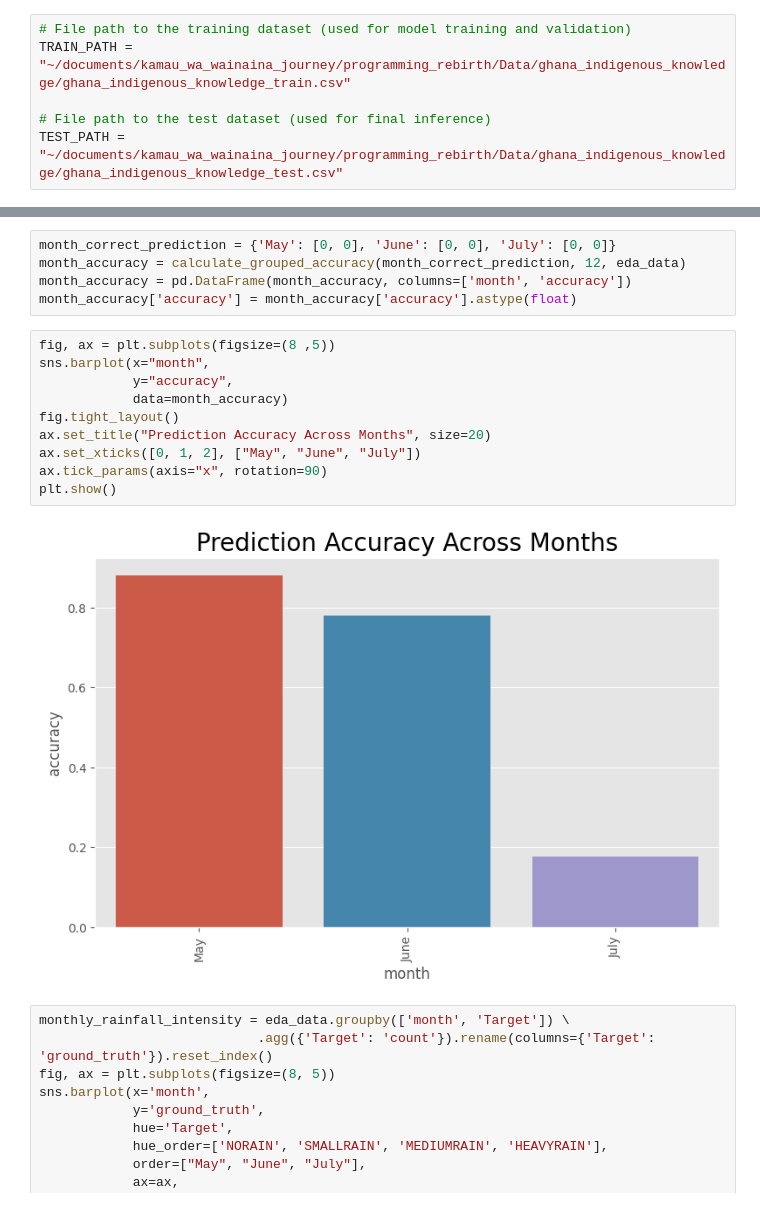
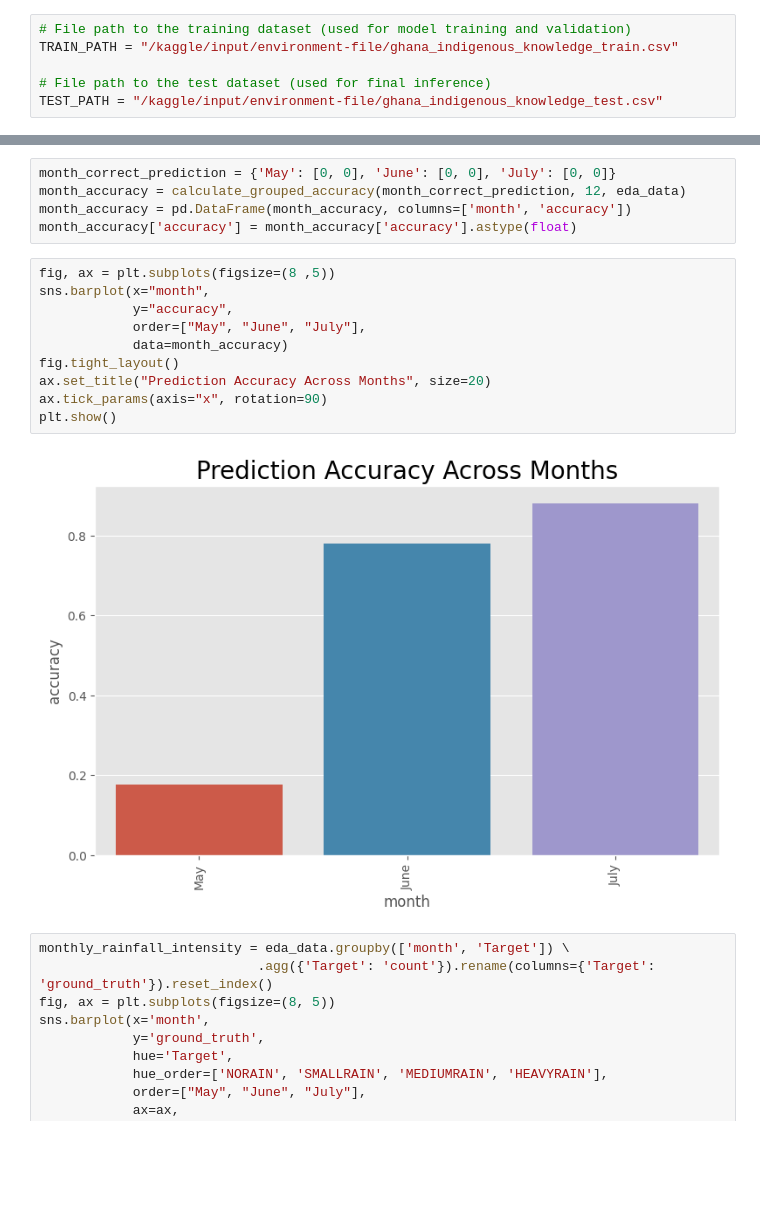
Before and after one commit to kamau96/zindi-projects, a Jupyter notebook: Zindi Projects/Rainfall-Prediction-Indigenous-Knowledge/notebooks/ghana-s-indigenous-intel-challenge-eda.ipynb, the cells around one changed output, grey strips where cells are left out. Cells and saved outputs as stored; diff of their text form; blank space fills up the shorter version.

```diff
--- a/Zindi Projects/Rainfall-Prediction-Indigenous-Knowledge/notebooks/ghana-s-indigenous-intel-challenge-eda.ipynb
+++ b/Zindi Projects/Rainfall-Prediction-Indigenous-Knowledge/notebooks/ghana-s-indigenous-intel-challenge-eda.ipynb
@@ -36,10 +36,10 @@ from sklearn.metrics import f1_score
 plt.style.use('ggplot')
 # %%
 # File path to the training dataset (used for model training and validation)
-TRAIN_PATH = "~/documents/kamau_wa_wainaina_journey/programming_rebirth/Data/ghana_indigenous_knowledge/ghana_indigenous_knowledge_train.csv"
+TRAIN_PATH = "/kaggle/input/environment-file/ghana_indigenous_knowledge_train.csv"
 
 # File path to the test dataset (used for final inference)
-TEST_PATH = "~/documents/kamau_wa_wainaina_journey/programming_rebirth/Data/ghana_indigenous_knowledge/ghana_indigenous_knowledge_test.csv"
+TEST_PATH = "/kaggle/input/environment-file/ghana_indigenous_knowledge_test.csv"
 # %%
 # Reading data into dataframes
 train_data = pd.read_csv(TRAIN_PATH)
@@ -489,15 +482,15 @@ month_accuracy['accuracy'] = month_accuracy['accuracy'].astype(float)
 # %%
 fig, ax = plt.subplots(figsize=(8 ,5))
 sns.barplot(x="month",
             y="accuracy",
+            order=["May", "June", "July"],
             data=month_accuracy)
 fig.tight_layout()
 ax.set_title("Prediction Accuracy Across Months", size=20)
-ax.set_xticks([0, 1, 2], ["May", "June", "July"])
 ax.tick_params(axis="x", rotation=90)
 plt.show()
 # %% [output]
-[figure, old version]
+[figure, new version]
 # %%
 monthly_rainfall_intensity = eda_data.groupby(['month', 'Target']) \
                             .agg({'Target': 'count'}).rename(columns={'Target': 'ground_truth'}).reset_index()
```
Also changed, not shown: parts of 5 cells of this notebook, 2 other files.
